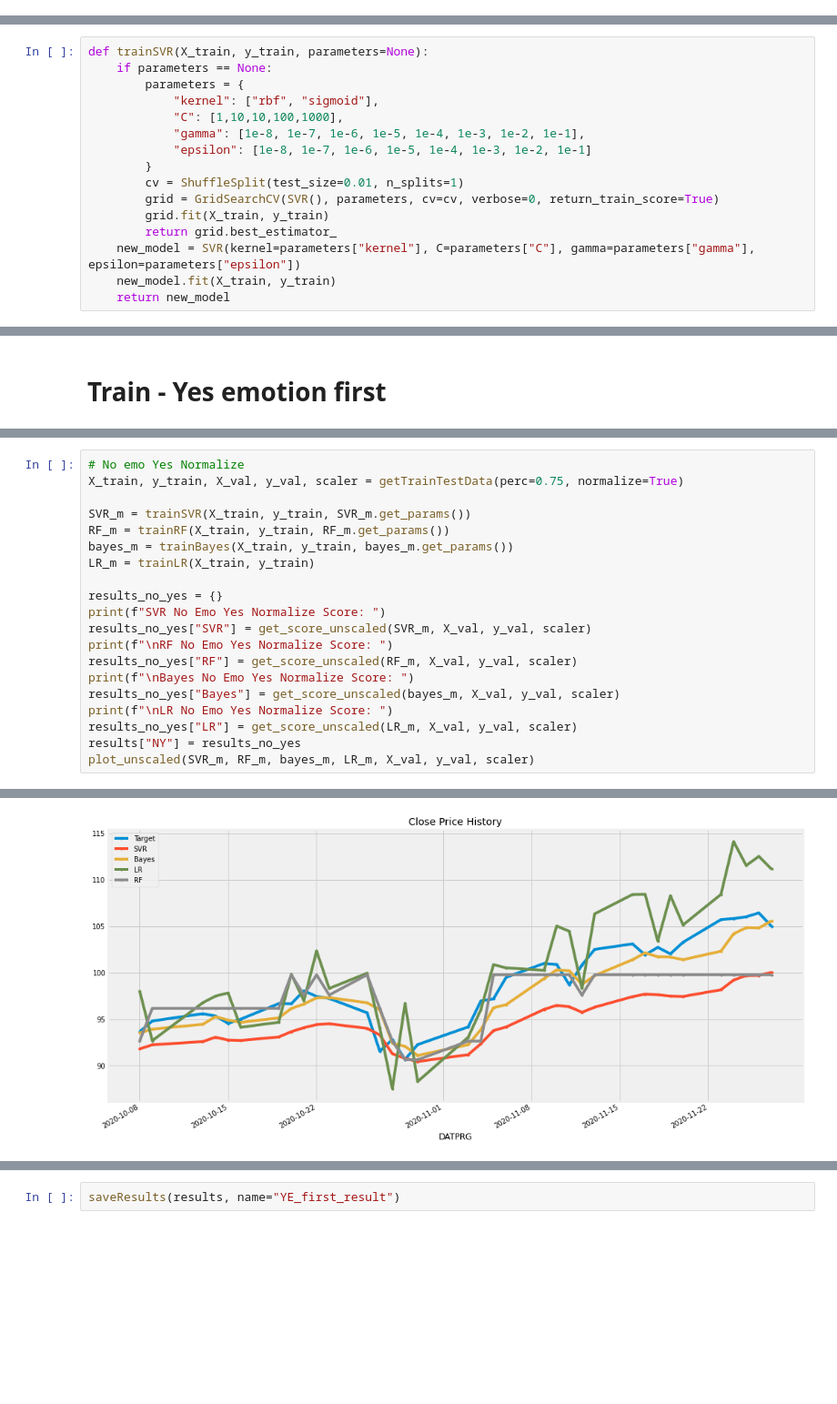
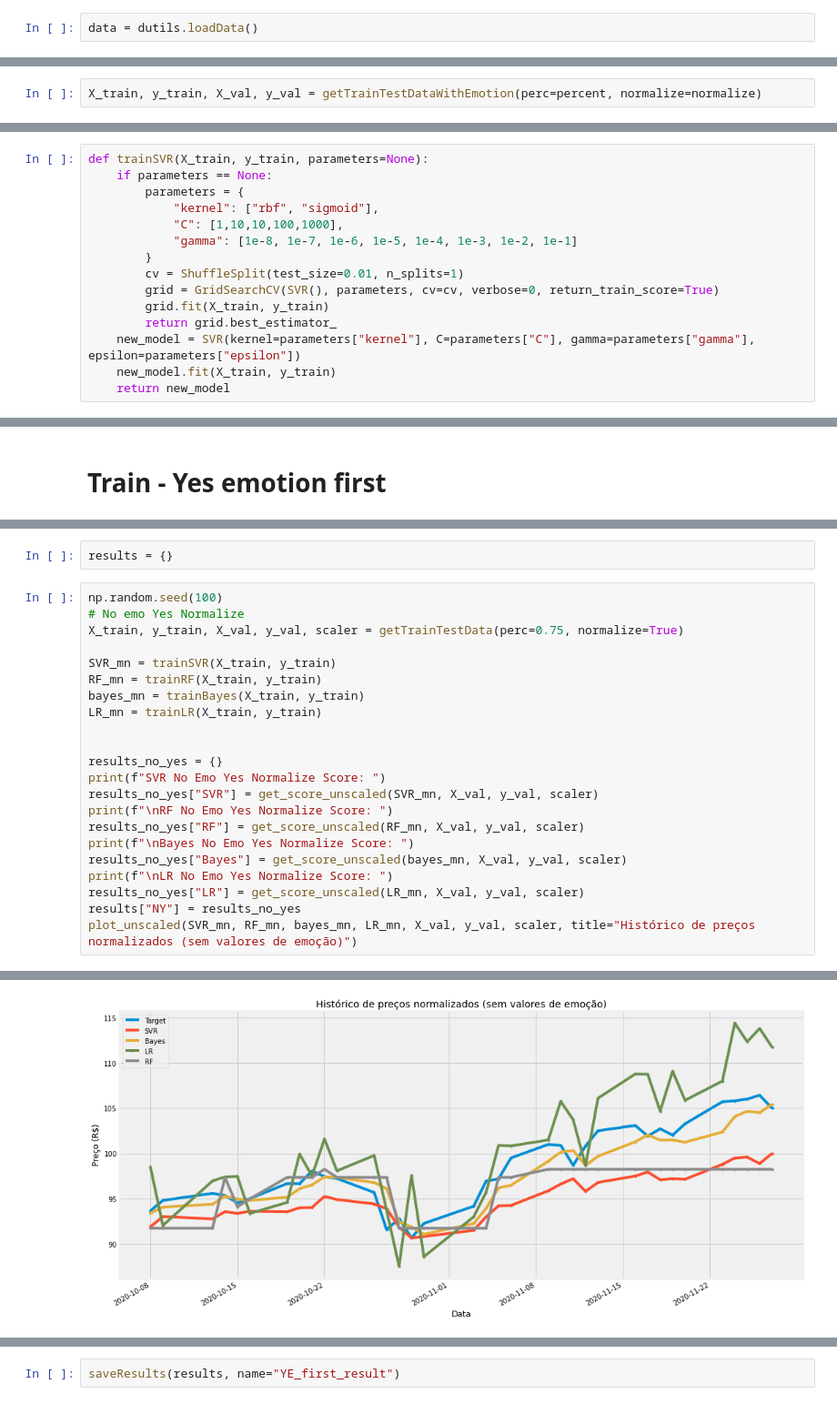
Before and after one commit to MCanhisares/stock-price-prediction, a Jupyter notebook: nbs/bova11_pred.ipynb, the cells around one changed output, grey strips where cells are left out. Shown at 91% size. Saved outputs shown, nothing was run; the diff lists cells and outputs as text; blank space fills up the shorter version.

```diff
--- a/nbs/bova11_pred.ipynb
+++ b/nbs/bova11_pred.ipynb
@@ -33,0 +23,2 @@ The autoreload extension is already loaded. To reload it, use:
+# %%
+data = dutils.loadData()
@@ -38,3 +52,5 @@ def get_score(m, X_val, y_val):
     res = [rmse(m.predict(X_val), y_val), m.score(X_val, y_val)]
     print(f"RMSE: {res[0]} | R2: {res[1]}")
     return res
+# %%
+X_train, y_train, X_val, y_val = getTrainTestDataWithEmotion(perc=percent, normalize=normalize)
@@ -64,8 +84,7 @@ def trainSVR(X_train, y_train, parameters=None):
         parameters = {
             "kernel": ["rbf", "sigmoid"],
             "C": [1,10,10,100,1000],
-            "gamma": [1e-8, 1e-7, 1e-6, 1e-5, 1e-4, 1e-3, 1e-2, 1e-1],
-            "epsilon": [1e-8, 1e-7, 1e-6, 1e-5, 1e-4, 1e-3, 1e-2, 1e-1]
+            "gamma": [1e-8, 1e-7, 1e-6, 1e-5, 1e-4, 1e-3, 1e-2, 1e-1]
         }
         cv = ShuffleSplit(test_size=0.01, n_splits=1)
         grid = GridSearchCV(SVR(), parameters, cv=cv, verbose=0, return_train_score=True)
@@ -420,22 +636,26 @@ RMSE: 9.14764829146448 | R2: -0.04317731597638996
+# %%
+results = {}
 # %%
+np.random.seed(100)
 # No emo Yes Normalize
 X_train, y_train, X_val, y_val, scaler = getTrainTestData(perc=0.75, normalize=True)
 
-SVR_m = trainSVR(X_train, y_train, SVR_m.get_params())
-RF_m = trainRF(X_train, y_train, RF_m.get_params())
-bayes_m = trainBayes(X_train, y_train, bayes_m.get_params())
-LR_m = trainLR(X_train, y_train)
+SVR_mn = trainSVR(X_train, y_train)
+RF_mn = trainRF(X_train, y_train)
+bayes_mn = trainBayes(X_train, y_train)
+LR_mn = trainLR(X_train, y_train)
+
 
 results_no_yes = {}
 print(f"SVR No Emo Yes Normalize Score: ")
-results_no_yes["SVR"] = get_score_unscaled(SVR_m, X_val, y_val, scaler)
+results_no_yes["SVR"] = get_score_unscaled(SVR_mn, X_val, y_val, scaler)
 print(f"\nRF No Emo Yes Normalize Score: ")
-results_no_yes["RF"] = get_score_unscaled(RF_m, X_val, y_val, scaler)
+results_no_yes["RF"] = get_score_unscaled(RF_mn, X_val, y_val, scaler)
 print(f"\nBayes No Emo Yes Normalize Score: ")
-results_no_yes["Bayes"] = get_score_unscaled(bayes_m, X_val, y_val, scaler)
+results_no_yes["Bayes"] = get_score_unscaled(bayes_mn, X_val, y_val, scaler)
 print(f"\nLR No Emo Yes Normalize Score: ")
-results_no_yes["LR"] = get_score_unscaled(LR_m, X_val, y_val, scaler)
+results_no_yes["LR"] = get_score_unscaled(LR_mn, X_val, y_val, scaler)
 results["NY"] = results_no_yes
-plot_unscaled(SVR_m, RF_m, bayes_m, LR_m, X_val, y_val, scaler)
+plot_unscaled(SVR_mn, RF_mn, bayes_mn, LR_mn, X_val, y_val, scaler, title="Histórico de preços normalizados (sem valores de emoção)")
 # %% [output]
 SVR No Emo Yes Normalize Score:
@@ -452 +672 @@ RMSE: 10.239967133874906 | R2: -0.06331808566261543
-[figure, old version]
+[figure, new version]
```
Also changed, not shown: parts of 41 cells of this notebook, 7 other files.
